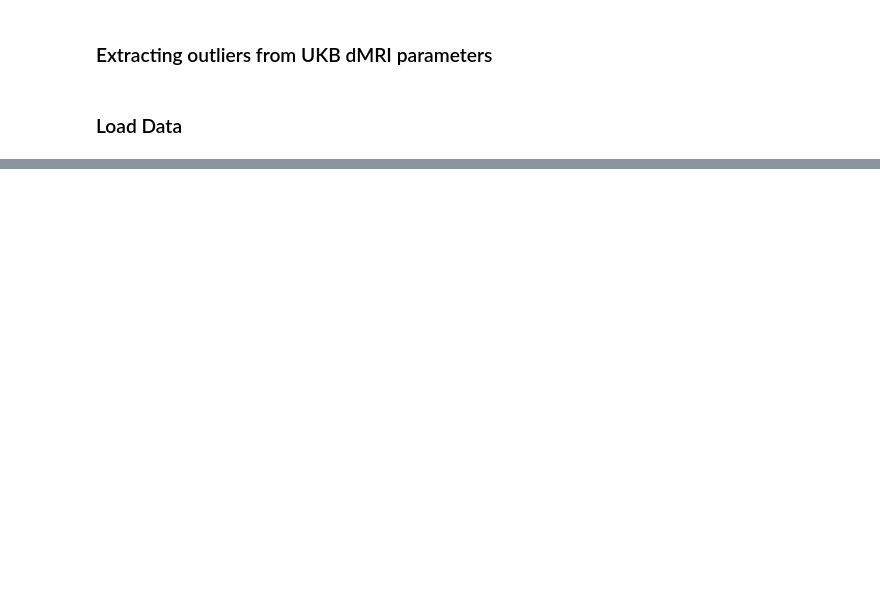
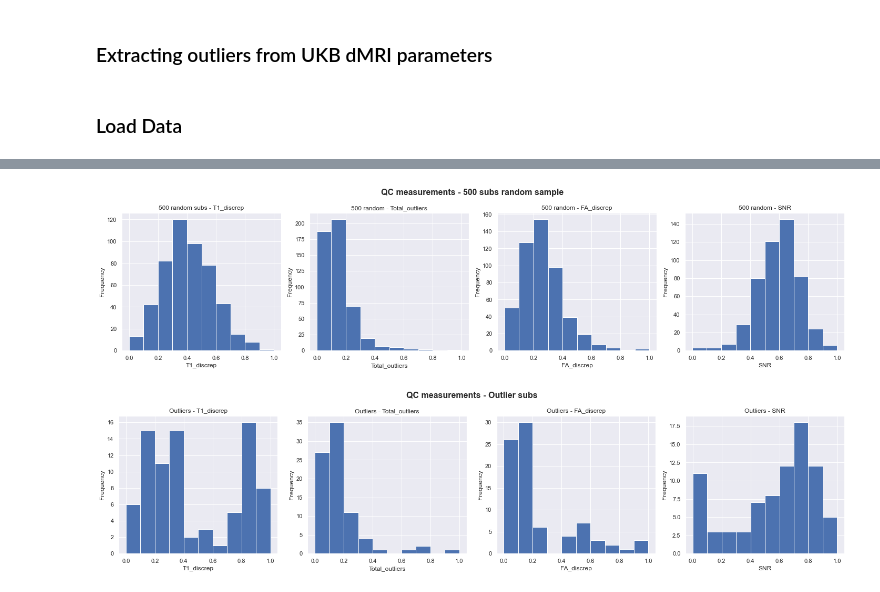
Before and after one commit to ramonacirstian/Diffusion, a Jupyter notebook: nm_outliers.ipynb, the cells around one changed output, grey strips where cells are left out. Drawn from its saved outputs; the diff is of its cells as text; code cells hidden in the pictures; blank space fills up the shorter version.

```diff
--- a/nm_outliers.ipynb
+++ b/nm_outliers.ipynb
@@ -74,0 +393,71 @@ plt.show()
+# %%
+# Normalize data
+dataqc_norm = data_qc.copy()
+dataqc_norm = (dataqc_norm - dataqc_norm.min()) / (dataqc_norm.max() - dataqc_norm.min())
+# %%
+fig1 = plt.figure(figsize=(20, 5))
+
+plt.subplot(1,4,1)
+plt.hist(dataqc_norm['T1_discrep'])
+plt.xlabel('T1_discrep')
+plt.ylabel('Frequency')
+plt.title('500 random subs - T1_discrep')
+
+plt.subplot(1,4,2)
+plt.hist(dataqc_norm['No_outliers_corrected'])
+plt.xlabel('Total_outliers')
+plt.ylabel('Frequency')
+plt.title('500 random - Total_outliers')
+
+plt.subplot(1,4,3)
+plt.hist(dataqc_norm['FA_qc'])
+plt.xlabel('FA_discrep')
+plt.ylabel('Frequency')
+plt.title('500 random - FA_discrep')
+
+plt.subplot(1,4,4)
+plt.hist(dataqc_norm['SNR'])
+# plt.xlim([0,400])
+plt.xlabel('SNR')
+plt.ylabel('Frequency')
+plt.title('500 random - SNR')
+
+fig1.suptitle('QC measurements - 500 subs random sample',fontweight ="bold", fontsize = 16.0)
+
+fig1.tight_layout(pad = 1)
+plt.show()
+
+fig2 = plt.figure(figsize=(20, 5))
+
+plt.subplot(1,4,1)
+plt.hist(outlier_norm['T1_discrep'])
+plt.xlabel('T1_discrep')
+plt.ylabel('Frequency')
+plt.title('Outliers - T1_discrep')
+
+plt.subplot(1,4,2)
+plt.hist(outlier_norm['Total_outliers'])
+plt.xlabel('Total_outliers')
+plt.ylabel('Frequency')
+plt.title('Outliers - Total_outliers')
+
+plt.subplot(1,4,3)
+plt.hist(outlier_norm['FA_discrep'])
+plt.xlabel('FA_discrep')
+plt.ylabel('Frequency')
+plt.title('Outliers - FA_discrep')
+
+plt.subplot(1,4,4)
+plt.hist(outlier_norm['SNR'])
+# plt.xlim([0,400])
+plt.xlabel('SNR')
+plt.ylabel('Frequency')
+plt.title('Outliers - SNR')
+
+fig2.suptitle('QC measurements - Outlier subs',fontweight ="bold",fontsize = 16.0)
+
+fig2.tight_layout(pad = 1)
+plt.show()
+# %% [output]
+[figure, added]
+[figure, added]
```
Also changed, not shown: parts of 51 cells of this notebook.
